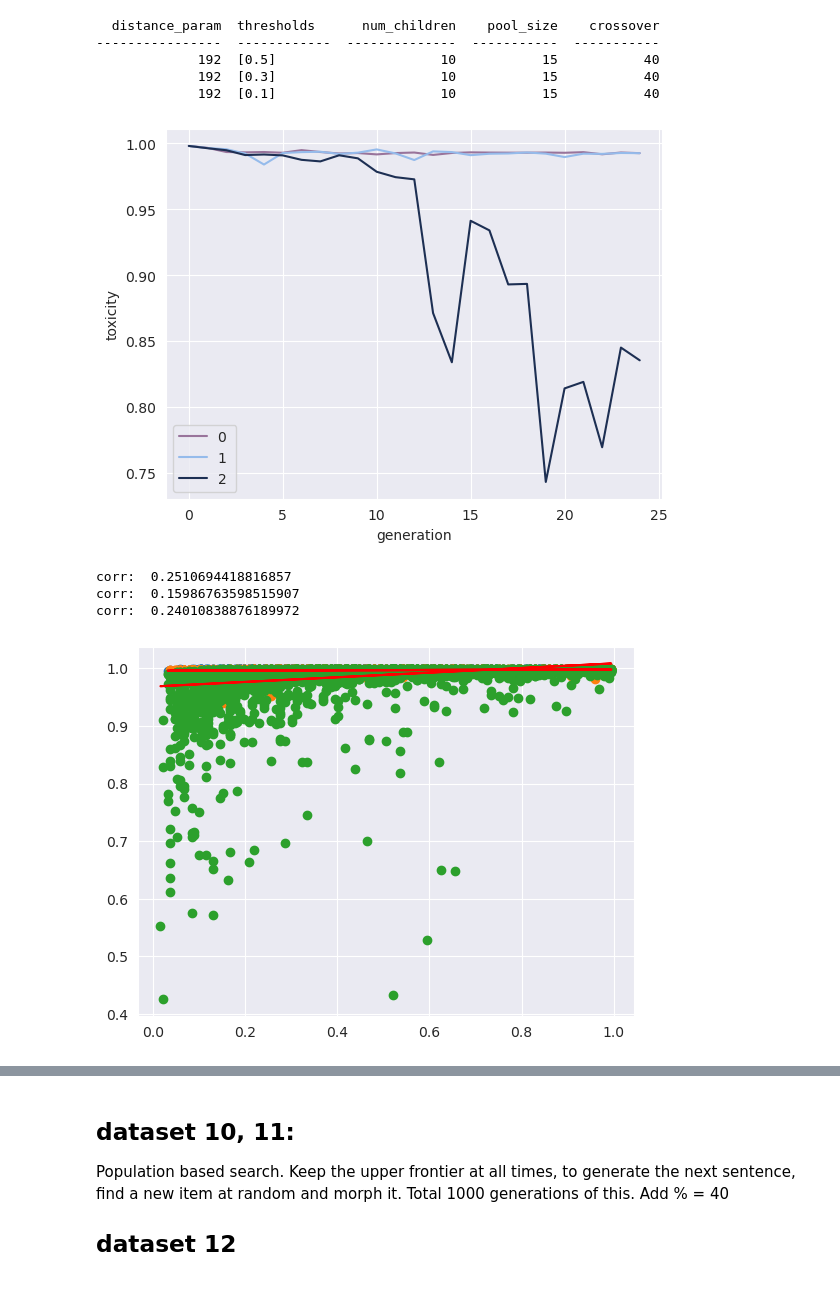
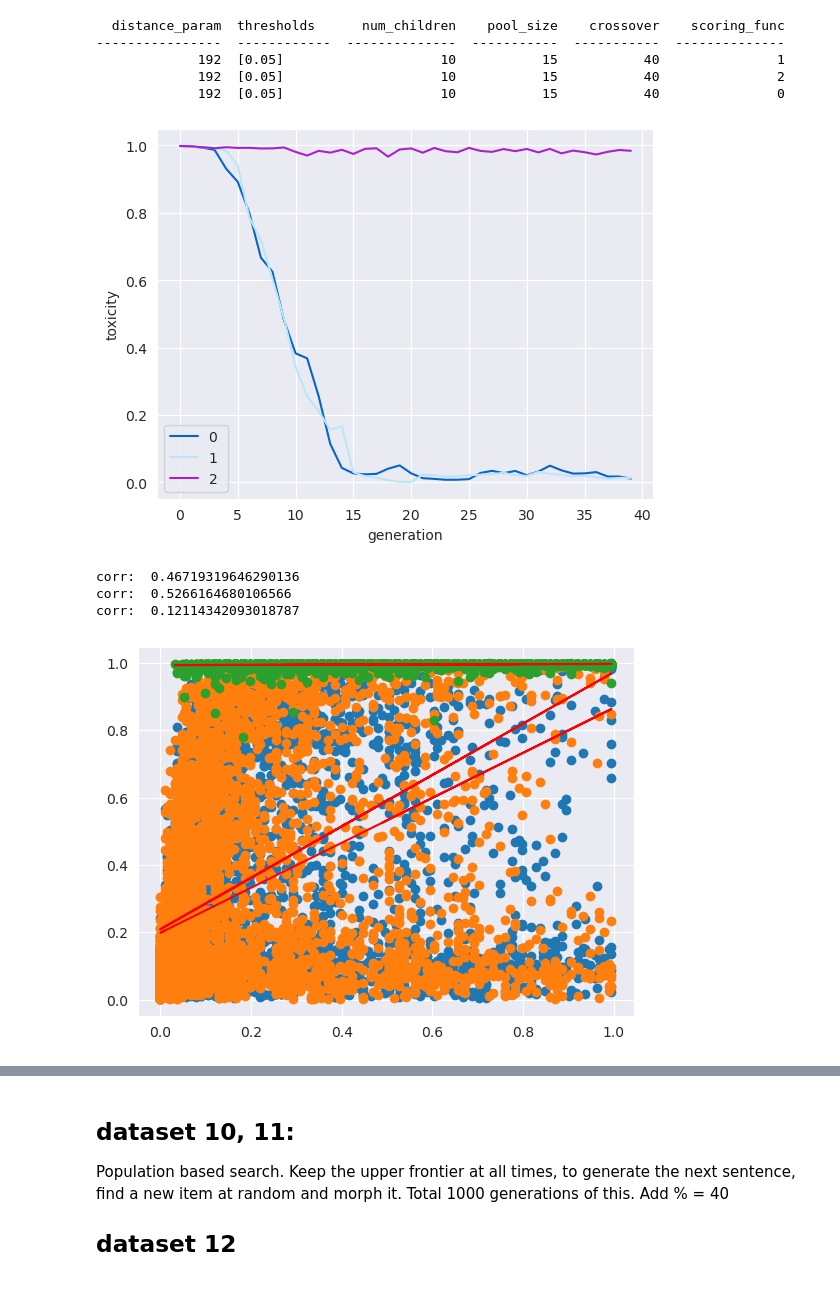
Before and after one commit to rajobasu/FYP, a Jupyter notebook: display/plotterntb.ipynb, the cells around one changed output, grey strips where cells are left out. Cells and saved outputs as stored; diff of their text form; code cells hidden in the pictures.

Commit message:
add pool growth

```diff
--- a/display/plotterntb.ipynb
+++ b/display/plotterntb.ipynb
@@ -81,44 +81,44 @@ def show_generational_statistic_plot(datafilenums: list[int]):
     fig, ax = plt.subplots()
     plt.xlabel("generation")
     plt.ylabel("toxicity")
 
     data_list = [statistics_per_generation(get_data_from_file(id)) for id in datafilenums]
     metadata_list = [get_metadata_from_file(id) for id in datafilenums]
 
     for index, data in enumerate(data_list):
         x_data = [i for i in range(len(data[0]))]
         y_data = [x if x != 1 else 1 for x in data[0]]
 
 
         ax.plot(x_data, y_data, color=rand_color(), label=f"{index} ")
 
     ax.legend()
 
     print_metadata(metadata_list)
     plt.show()
 
 
-dataids = [61, 62, 63]
+dataids = [64, 65, 66]
 show_generational_statistic_plot(dataids)
 for id in dataids:
     make_regression_tox_dist(id)
 # make_regression_tox_dist(34)
 # make_regression_tox_dist(54)
 # make_regression_tox_dist(55)
 # make_regression_tox_dist(56)
 # make_regression_tox_dist(35)
 # make_regression_tox_dist(51)
 # %% [output]
-  distance_param  thresholds      num_children    pool_size    crossover
-----------------  ------------  --------------  -----------  -----------
-             192  [0.5]                     10           15           40
-             192  [0.3]                     10           15           40
-             192  [0.1]                     10           15           40
+  distance_param  thresholds      num_children    pool_size    crossover    scoring_func
+----------------  ------------  --------------  -----------  -----------  --------------
+             192  [0.05]                    10           15           40               1
+             192  [0.05]                    10           15           40               2
+             192  [0.05]                    10           15           40               0
-[figure, old version]
+[figure, new version]
-corr:  0.2510694418816857
-corr:  0.15986763598515907
-corr:  0.24010838876189972
+corr:  0.46719319646290136
+corr:  0.5266164680106566
+corr:  0.12114342093018787
-[figure, old version]
+[figure, new version]
 # %%
 def show_scatter_plot(datafilenum: int):
     datapoints = get_data_from_file(datafilenum)
```
Also changed, not shown: parts of 1 cell of this notebook, 2 other files.
